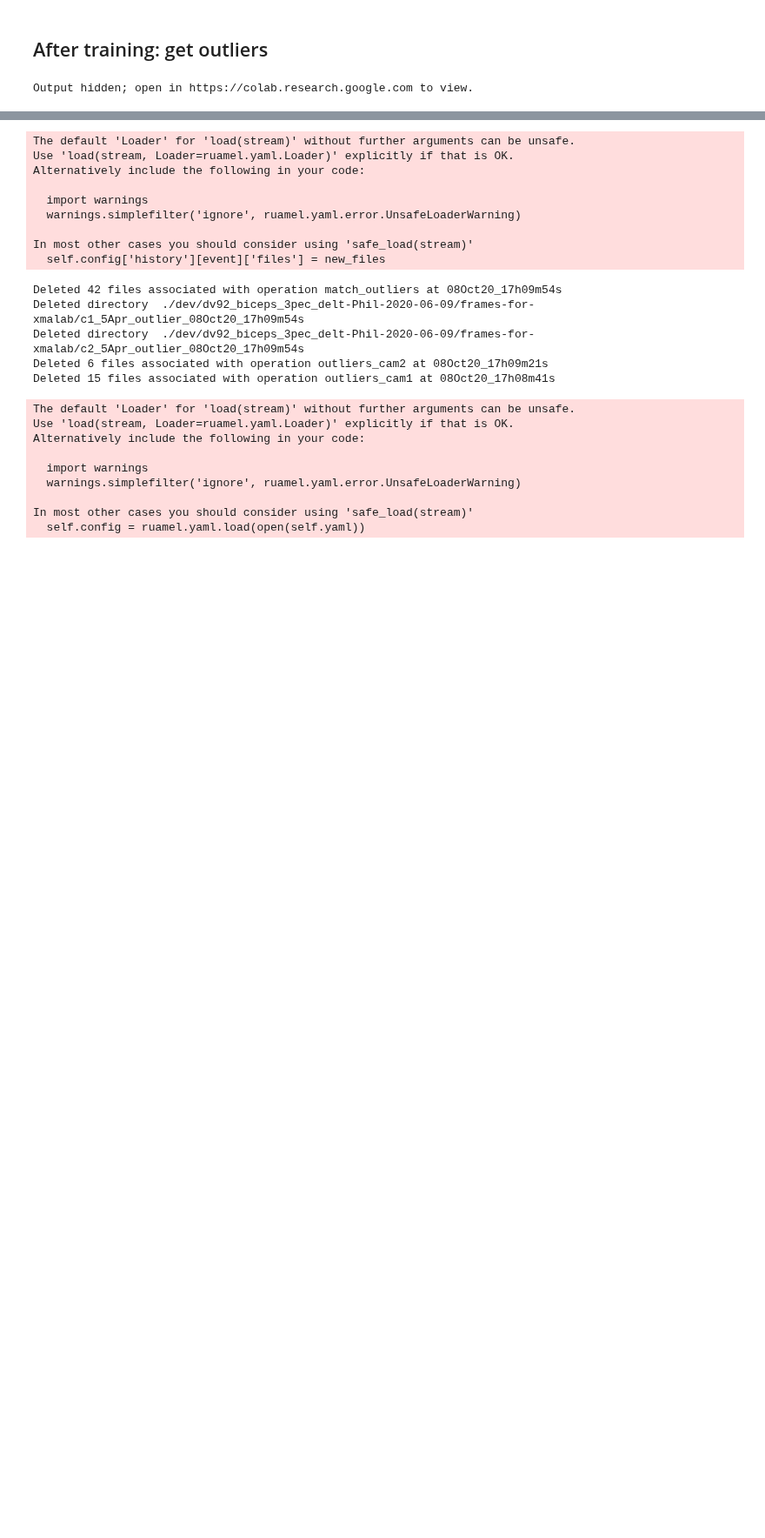
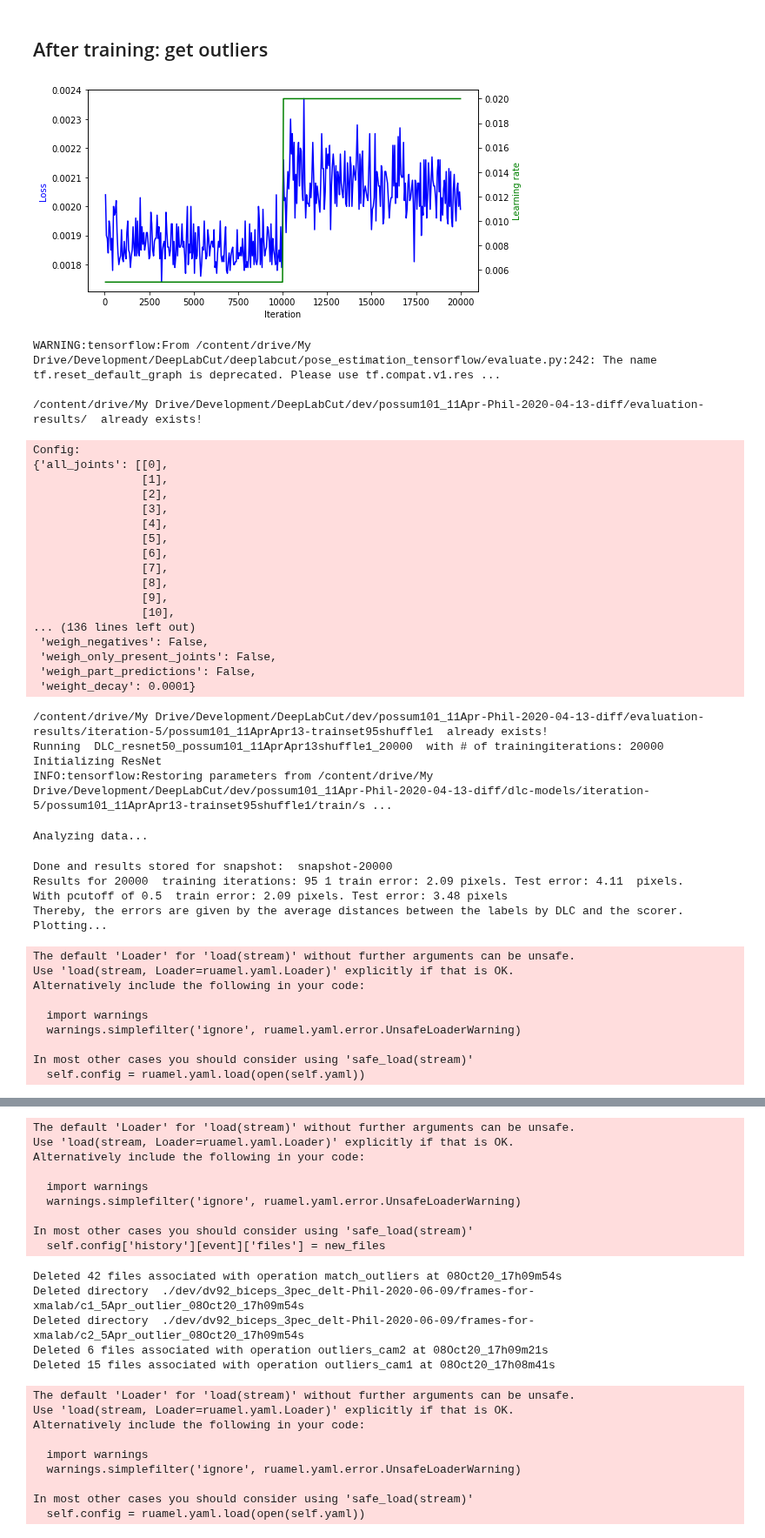
Before and after one commit to popscallion/DeepLabCut, a Jupyter notebook: deadROMM/deadROMM-colab.ipynb, the cells around one changed output, grey strips where cells are left out. Shown at 87% size. Saved outputs shown, nothing was run; the diff lists cells and outputs as text; code cells hidden in the pictures; blank space fills up the shorter version.

```diff
--- a/deadROMM/deadROMM-colab.ipynb
+++ b/deadROMM/deadROMM-colab.ipynb
@@ -154,39 +196,52 @@ Increment iteration and retrain
 # %%
 trainposeconfigfile,testposeconfigfile,snapshotfolder=model.dlc.return_train_network_path(config_path,1,0.95)
 cfg_dlc=model.dlc.auxiliaryfunctions.read_plainconfig(trainposeconfigfile)
+cfg_dlc_test=model.dlc.auxiliaryfunctions.read_plainconfig(testposeconfigfile)
 cfg_dlc['augmentationprobability']=0.25
-cfg_dlc['batch_size']=4
+cfg_dlc['batch_size']=3
 cfg_dlc['hist_eq']=True
 cfg_dlc['gamma']=True
 cfg_dlc['logcontrast']=True
 cfg_dlc['allchannelsclahe']=True
 # cfg_dlc['optimizer'] ="sgd"
 cfg_dlc['dataset_type']='imgaug'
-# cfg_dlc['multi_step']=[[1e-4, 7500], [5*1e-5, 12000], [1e-5, 50000], [5e-6, 200000]]
 # cfg_dlc['global_scale']=1.0
 cfg_dlc['scale_jitter_lo'] = 0.8
 cfg_dlc['scale_jitter_up'] = 1.2
-cfg_dlc['global_scale'] = 0.8
+cfg_dlc['global_scale'] = 1.0
+cfg_dlc_test['global_scale'] = 1.0
 cfg_dlc['net_type']= 'resnet_50'
+cfg_dlc['multi_step']=[[0.005, 10000], [0.02, 430000], [0.002, 730000], [0.001, 1030000]]
+
 
 
 cfg_dlc['elastic_transform']=False
-cfg_dlc['rotation']=0
+cfg_dlc['rotation']=False
 cfg_dlc['covering']=True
 cfg_dlc['motion_blur'] = False
 
+##if starting fresh:
+# cfg_dlc['init_weights']= '/content/drive/My Drive/Development/DeepLabCut/deeplabcut/pose_estimation_tensorflow/models/pretrained/resnet_v1_50.ckpt'
+# cfg_dlc['init_weights']= '/content/drive/My Drive/Development/DeepLabCut/deeplabcut/pose_estimation_tensorflow/models/pretrained/mobilenet_v2_1.0_224.ckpt'
 
-cfg_dlc['init_weights']= '/content/drive/My Drive/Development/DeepLabCut/deeplabcut/pose_estimation_tensorflow/models/pretrained/resnet_v1_50.ckpt'
-# cfg_dlc['init_weights']= '/content/drive/My Drive/Development/DeepLabCut/deeplabcut/pose_estimation_tensorflow/models/pretrained/mobilenet_v2_1.0_224.ckpt'
+##if resuming:
 # cfg_dlc['init_weights']=model.getLatestSnapshot(snapshotfolder) # to resume from latest snapshot
-# cfg_dlc['init_weights']= '/content/drive/My Drive/Development/DeepLabCut/dev/possum101_11Apr-Phil-2020-04-13-diff/dlc-models/iteration-5/possum101_11AprApr13-trainset95shuffle1/train/snapshot-70000'
-# cfg_dlc['init_weights']= '/content/drive/My Drive/Development/DeepLabCut/dev/possum101right_biceps_triceps-Phil-2020-06-08/dlc-models/iteration-0/possum101right_biceps_tricepsJun8-trainset95shuffle1/train/snapshot-20000'
-# cfg_dlc['init_weights']= '/content/drive/My Drive/Development/DeepLabCut/dev/dv92_biceps_3pec_delt-Phil-2020-06-09/dlc-models/iteration-0/dv92_biceps_3pec_deltJun9-trainset95shuffle1/train/snapshot-90000'
+cfg_dlc['init_weights']= '/content/drive/My Drive/Development/DeepLabCut/dev/possum101_11Apr-Phil-2020-04-13-diff/dlc-models/iteration-5/possum101_11AprApr13-trainset95shuffle1/train/snapshot-130000'
+# cfg_dlc['init_weights']= '/content/drive/My Drive/Development/DeepLabCut/dev/possum101right_biceps_triceps-Phil-2020-06-08/dlc-models/iteration-1/possum101right_biceps_tricepsJun8-trainset95shuffle1/train/snapshot-120000'
+# cfg_dlc['init_weights']= '/content/drive/My Drive/Development/DeepLabCut/dev/dv92_biceps_3pec_delt-Phil-2020-06-09/dlc-models/iteration-1/dv92_biceps_3pec_deltJun9-trainset95shuffle1/train/snapshot-140000'
+# cfg_dlc['init_weights']= '/content/drive/My Drive/Development/DeepLabCut/dev/dv85_left_biceps_teres_lat-Phil-2020-06-09/dlc-models/iteration-1/dv85_left_biceps_teres_latJun9-trainset95shuffle1/train/snapshot-10000'
+# cfg_dlc['init_weights']= '/content/drive/My Drive/Development/DeepLabCut/dev/dv85_right_triceps_lat-Phil-2020-06-09/dlc-models/iteration-1/dv85_right_triceps_latJun9-trainset95shuffle1/train/snapshot-80000'
+# cfg_dlc['init_weights']= '/content/drive/My Drive/Development/DeepLabCut/dev/dv88_trilong_pec-Phil-2020-06-09/dlc-models/iteration-0/dv88_trilong_pecJun9-trainset95shuffle1/train/snapshot-100000'
+# cfg_dlc['init_weights']= '/content/drive/My Drive/Development/DeepLabCut/dev/sm105-Phil-2020-06-09/dlc-models/iteration-0/sm105Jun9-trainset95shuffle1/train/snapshot-140000'
+# cfg_dlc['init_weights']= '/content/drive/My Drive/Development/DeepLabCut/dev/sm126-Phil-2020-06-09/dlc-models/iteration-1/sm126Jun9-trainset95shuffle1/train/snapshot-80000'
+# cfg_dlc['init_weights']= '/content/drive/My Drive/Development/DeepLabCut/dev/dv88_trilong_pec-Phil-2020-06-09/dlc-models/iteration-1/dv88_trilong_pecJun9-trainset95shuffle1/train/snapshot-130000'
 
 
 
 model.dlc.auxiliaryfunctions.write_plainconfig(trainposeconfigfile,cfg_dlc)
-model.dlc.train_network(config_path, saveiters=10000,displayiters=50,maxiters=500000,max_snapshots_to_keep=15, allow_growth=True)
+model.dlc.auxiliaryfunctions.write_plainconfig(testposeconfigfile,cfg_dlc_test)
+
+model.dlc.train_network(config_path, saveiters=10000,displayiters=50,maxiters=20000,max_snapshots_to_keep=15, allow_growth=True)
 # %% [output]
 Config:
 {'all_joints': [[0],
@@ -238,8 +302,47 @@ iteration: 100 loss: 0.0285 lr: 0.005
 # %% [markdown]
 ## After training: get outliers
 # %%
-# model.evaluateAndAnalyze()
-model.getOutliers(20, outlier_algo='jump')
+model.evaluateAndAnalyze()
+# model.getOutliers(40, outlier_algo='jump')
 alert_done()
 # %% [output]
+[figure, added]
-Output hidden; open in https://colab.research.google.com to view.
+WARNING:tensorflow:From /content/drive/My Drive/Development/DeepLabCut/deeplabcut/pose_estimation_tensorflow/evaluate.py:242: The name tf.reset_default_graph is deprecated. Please use tf.compat.v1.res ...
+
+/content/drive/My Drive/Development/DeepLabCut/dev/possum101_11Apr-Phil-2020-04-13-diff/evaluation-results/  already exists!
+Config:
+{'all_joints': [[0],
+                [1],
+                [2],
+                [3],
+                [4],
+                [5],
+                [6],
+                [7],
+                [8],
+                [9],
+                [10],
+... (136 lines left out)
+ 'weigh_negatives': False,
+ 'weigh_only_present_joints': False,
+ 'weigh_part_predictions': False,
+ 'weight_decay': 0.0001}
+/content/drive/My Drive/Development/DeepLabCut/dev/possum101_11Apr-Phil-2020-04-13-diff/evaluation-results/iteration-5/possum101_11AprApr13-trainset95shuffle1  already exists!
+Running  DLC_resnet50_possum101_11AprApr13shuffle1_20000  with # of trainingiterations: 20000
+Initializing ResNet
+INFO:tensorflow:Restoring parameters from /content/drive/My Drive/Development/DeepLabCut/dev/possum101_11Apr-Phil-2020-04-13-diff/dlc-models/iteration-5/possum101_11AprApr13-trainset95shuffle1/train/s ...
+Analyzing data...
+Done and results stored for snapshot:  snapshot-20000
+Results for 20000  training iterations: 95 1 train error: 2.09 pixels. Test error: 4.11  pixels.
+With pcutoff of 0.5  train error: 2.09 pixels. Test error: 3.48 pixels
+Thereby, the errors are given by the average distances between the labels by DLC and the scorer.
+Plotting...
+The default 'Loader' for 'load(stream)' without further arguments can be unsafe.
+Use 'load(stream, Loader=ruamel.yaml.Loader)' explicitly if that is OK.
+Alternatively include the following in your code:
+
+  import warnings
+  warnings.simplefilter('ignore', ruamel.yaml.error.UnsafeLoaderWarning)
+
+In most other cases you should consider using 'safe_load(stream)'
+  self.config = ruamel.yaml.load(open(self.yaml))
```
Also changed, not shown: parts of 16 cells of this notebook, 22 other files.
